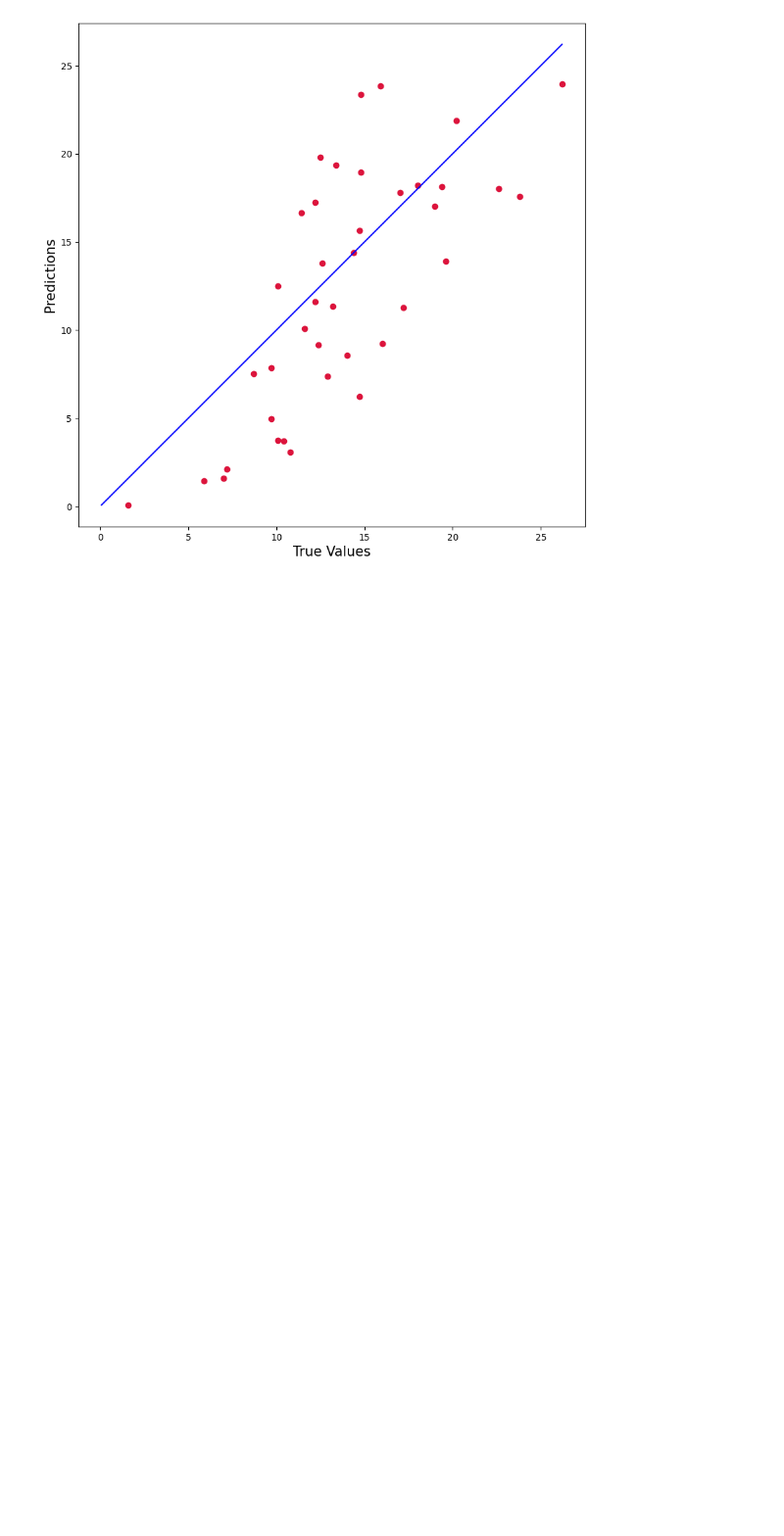
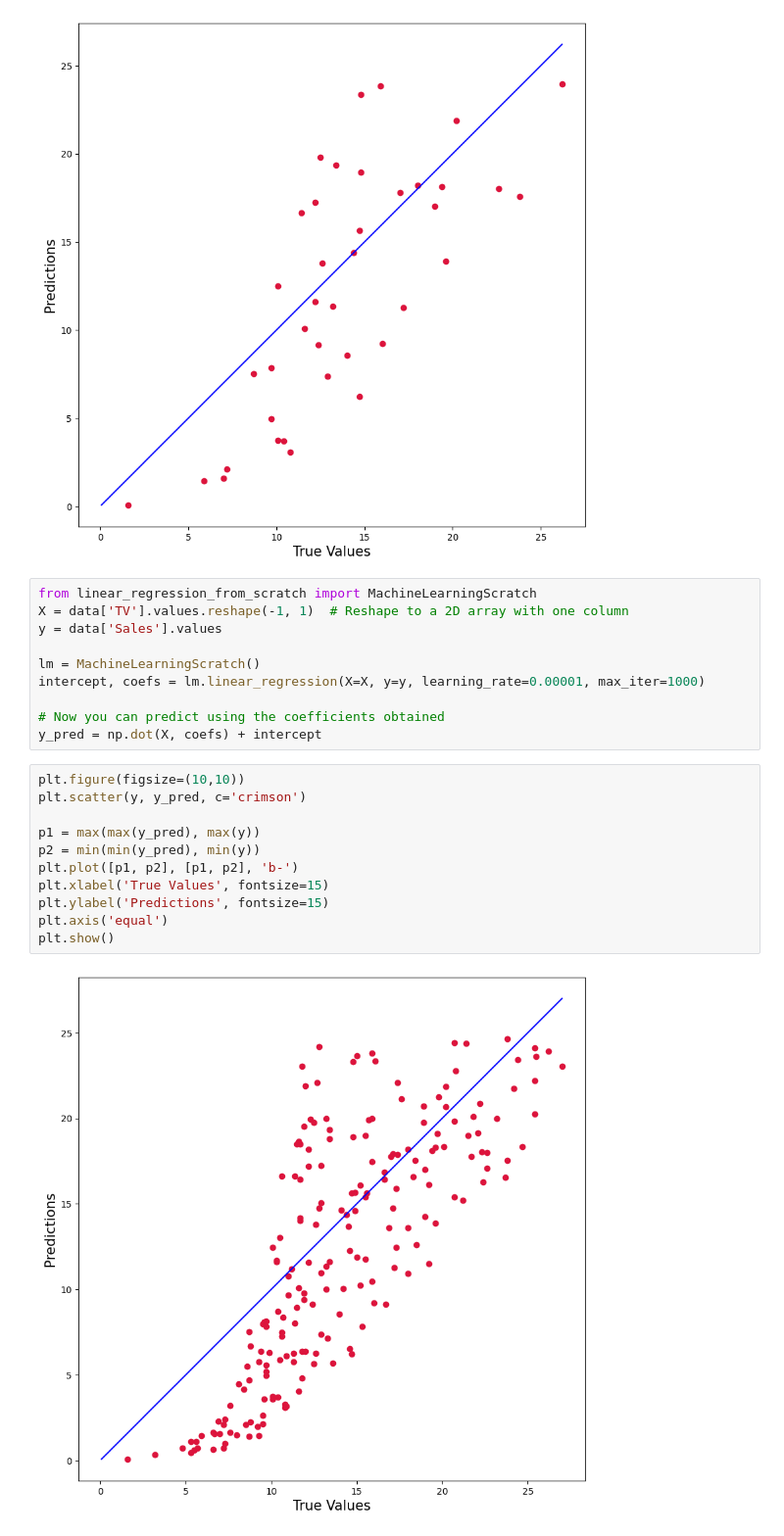
Before and after one commit to mrodrigues17/core_projects, a Jupyter notebook: Python/algorithms_from_scratch/linear_regression_from_scratch.ipynb, the cells around one changed output. Shown at 98% size. Drawn from its saved outputs; the diff is of its cells as text; blank space fills up the shorter version.

Commit message:
Add linear regression to module #2

```diff
--- a/Python/algorithms_from_scratch/linear_regression_from_scratch.ipynb
+++ b/Python/algorithms_from_scratch/linear_regression_from_scratch.ipynb
@@ -136,3 +128,26 @@ plt.axis('equal')
 plt.show()
 # %% [output]
 [figure]
+# %%
+from linear_regression_from_scratch import MachineLearningScratch
+X = data['TV'].values.reshape(-1, 1)  # Reshape to a 2D array with one column
+y = data['Sales'].values
+
+lm = MachineLearningScratch()
+intercept, coefs = lm.linear_regression(X=X, y=y, learning_rate=0.00001, max_iter=1000)
+
+# Now you can predict using the coefficients obtained
+y_pred = np.dot(X, coefs) + intercept
+# %%
+plt.figure(figsize=(10,10))
+plt.scatter(y, y_pred, c='crimson')
+
+p1 = max(max(y_pred), max(y))
+p2 = min(min(y_pred), min(y))
+plt.plot([p1, p2], [p1, p2], 'b-')
+plt.xlabel('True Values', fontsize=15)
+plt.ylabel('Predictions', fontsize=15)
+plt.axis('equal')
+plt.show()
+# %% [output]
+[figure, added]
```
Also changed, not shown: parts of 1 cell of this notebook.
